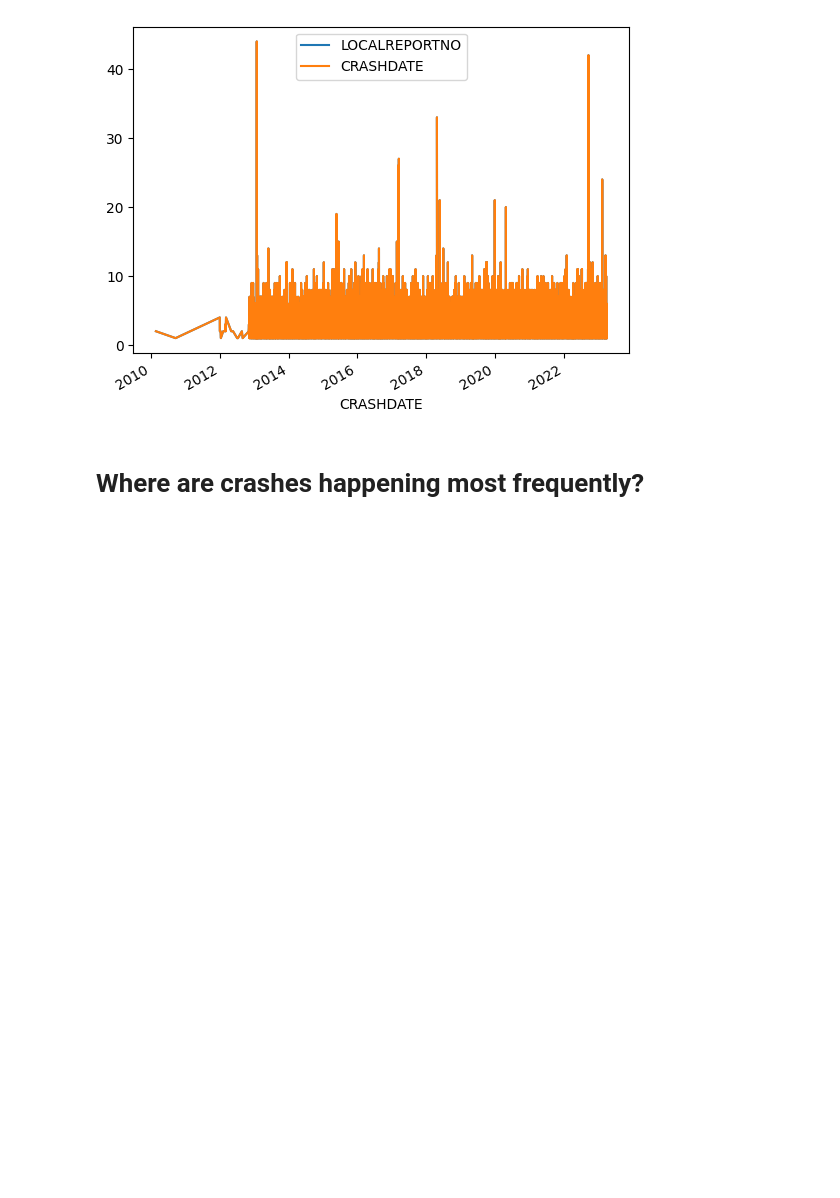
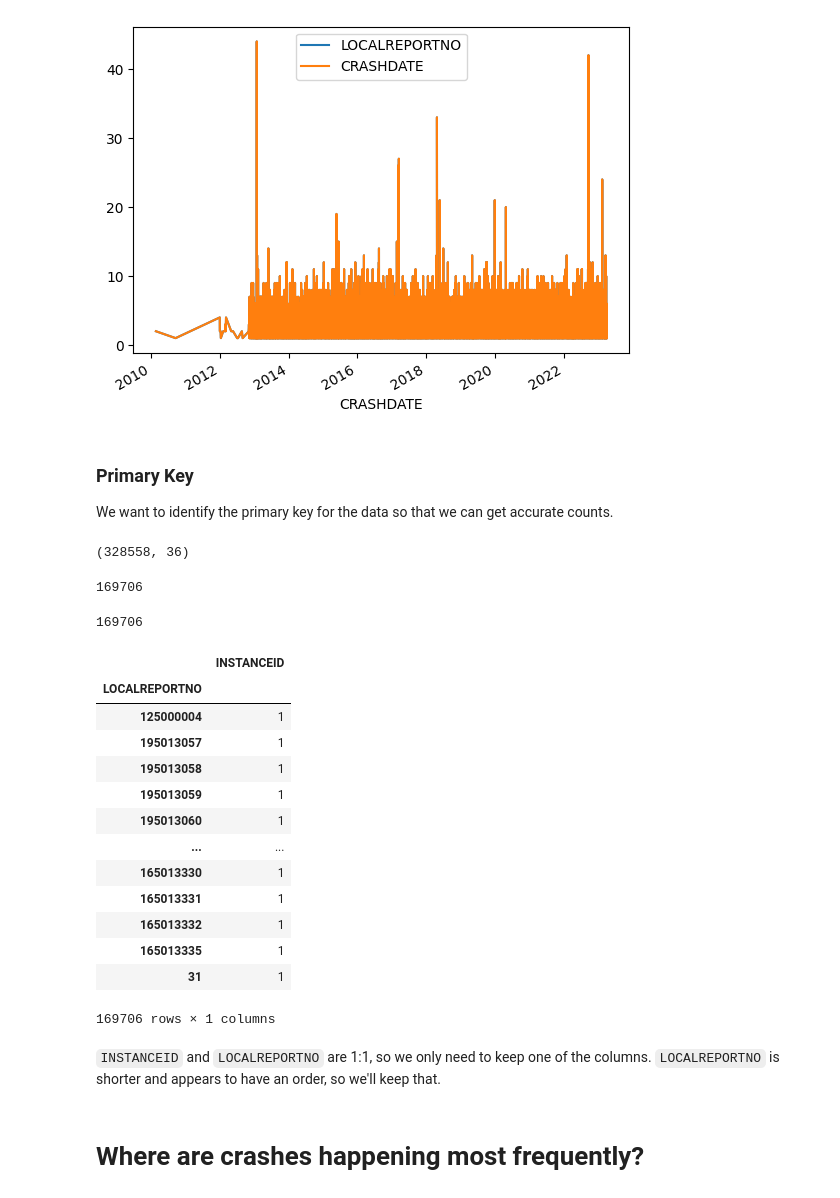
Before and after one commit to erntan/traffic_cincy, a Jupyter notebook: 00_crash_data.ipynb, the cells around one changed output. Saved outputs shown, nothing was run; the diff lists cells and outputs as text; code cells hidden in the pictures; blank space fills up the shorter version.

Commit message:
Dropped INSTANCEID.

```diff
--- a/00_crash_data.ipynb
+++ b/00_crash_data.ipynb
@@ -374,3 +374,37 @@ data[['LOCALREPORTNO', 'CRASHDATE']].groupby(data.CRASHDATE).count().plot()
 # %% [output]
 <AxesSubplot: xlabel='CRASHDATE'>
 [figure]
+# %% [markdown]
+### Primary Key
+We want to identify the primary key for the data so that we can get accurate counts.
+# %%
+data.shape
+# %% [output]
+(328558, 36)
+# %%
+data.INSTANCEID.nunique()
+# %% [output]
+169706
+# %%
+data.LOCALREPORTNO.nunique()
+# %% [output]
+169706
+# %%
+data[['LOCALREPORTNO', 'INSTANCEID']].groupby('LOCALREPORTNO').nunique().sort_values(by='INSTANCEID', ascending=True)
+# %% [output]
+|  | INSTANCEID |
+| LOCALREPORTNO |  |
+| 125000004 | 1 |
+| 195013057 | 1 |
+| 195013058 | 1 |
+| 195013059 | 1 |
+| 195013060 | 1 |
+| ... | ... |
+| 165013330 | 1 |
+| 165013331 | 1 |
+| 165013332 | 1 |
+| 165013335 | 1 |
+| 31 | 1 |
+169706 rows × 1 columns
+# %% [markdown]
+`INSTANCEID` and `LOCALREPORTNO` are 1:1, so we only need to keep one of the columns. `LOCALREPORTNO` is shorter and appears to have an order, so we'll keep that.
```
Also changed, not shown: parts of 1 cell of this notebook.
